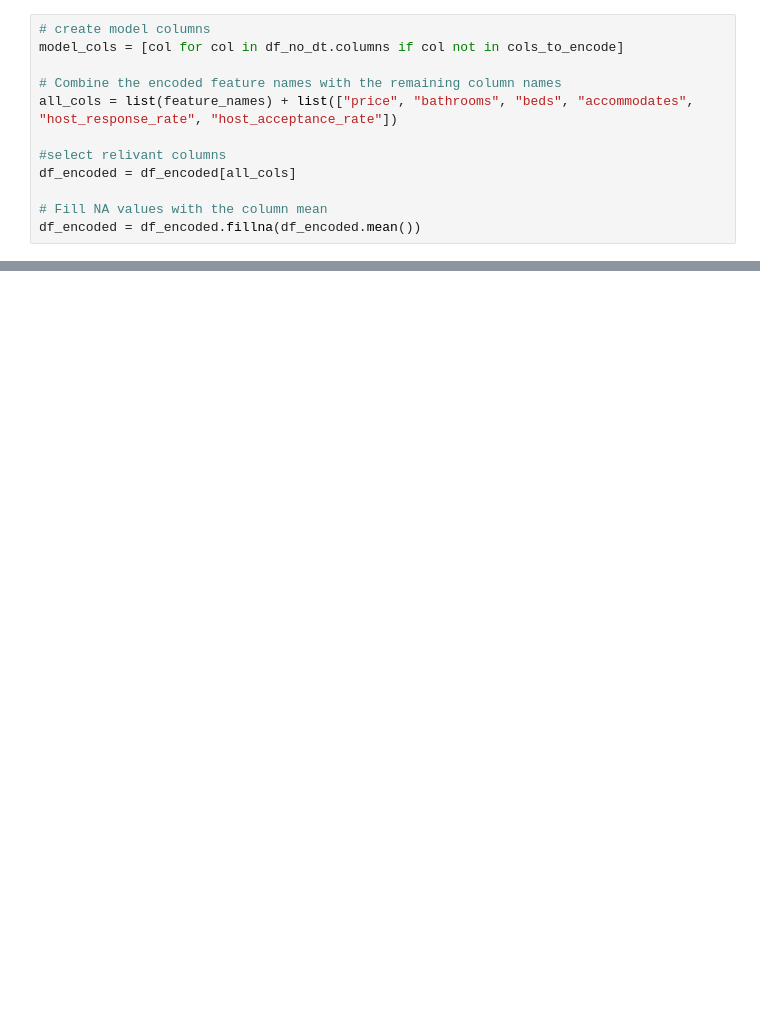
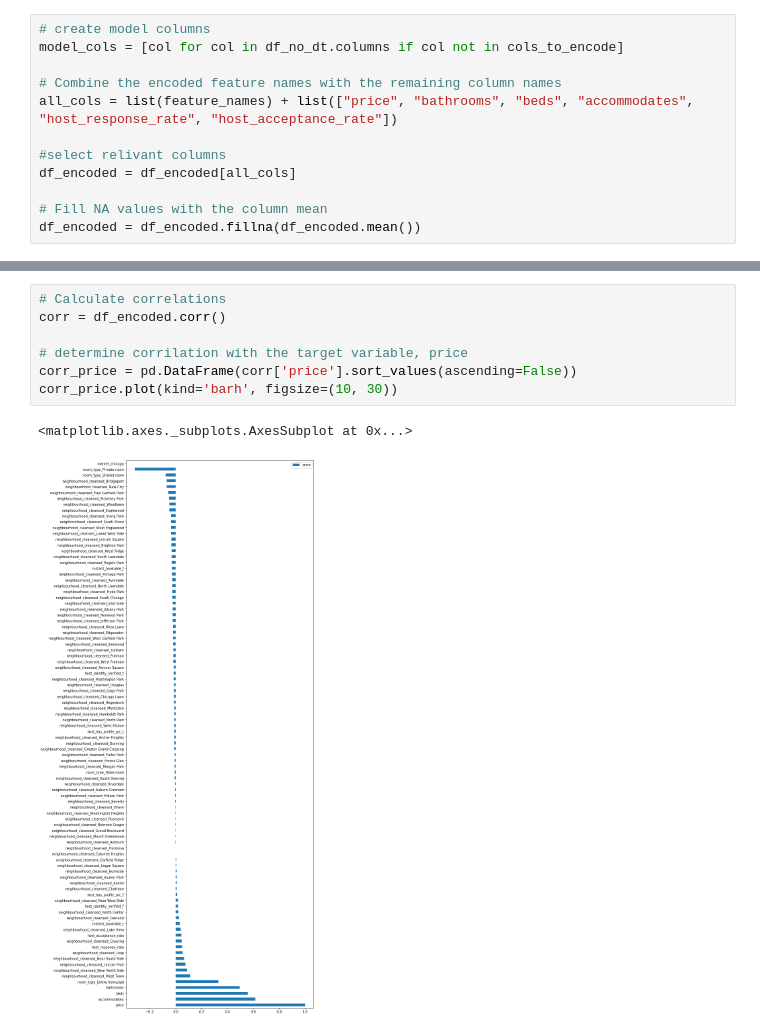
Before and after one commit to kobrinsam/airbnb-pricing-dashboard, a Jupyter notebook: eda.ipynb, the cells around one changed output, grey strips where cells are left out. Saved outputs shown, nothing was run; the diff lists cells and outputs as text; blank space fills up the shorter version.

```diff
--- a/eda.ipynb
+++ b/eda.ipynb
@@ -381,0 +236,10 @@ write_to_snowflake(df, 'ALBANY_MARKET_LISTINGS')
+# %%
+# Calculate correlations
+corr = df_encoded.corr()
+
+# determine corrilation with the target variable, price
+corr_price = pd.DataFrame(corr['price'].sort_values(ascending=False))
+corr_price.plot(kind='barh', figsize=(10, 30))
+# %% [output]
+<matplotlib.axes._subplots.AxesSubplot at 0x...>
+[figure, added]
```
Also changed, not shown: parts of 46 cells of this notebook, 7 other files.
